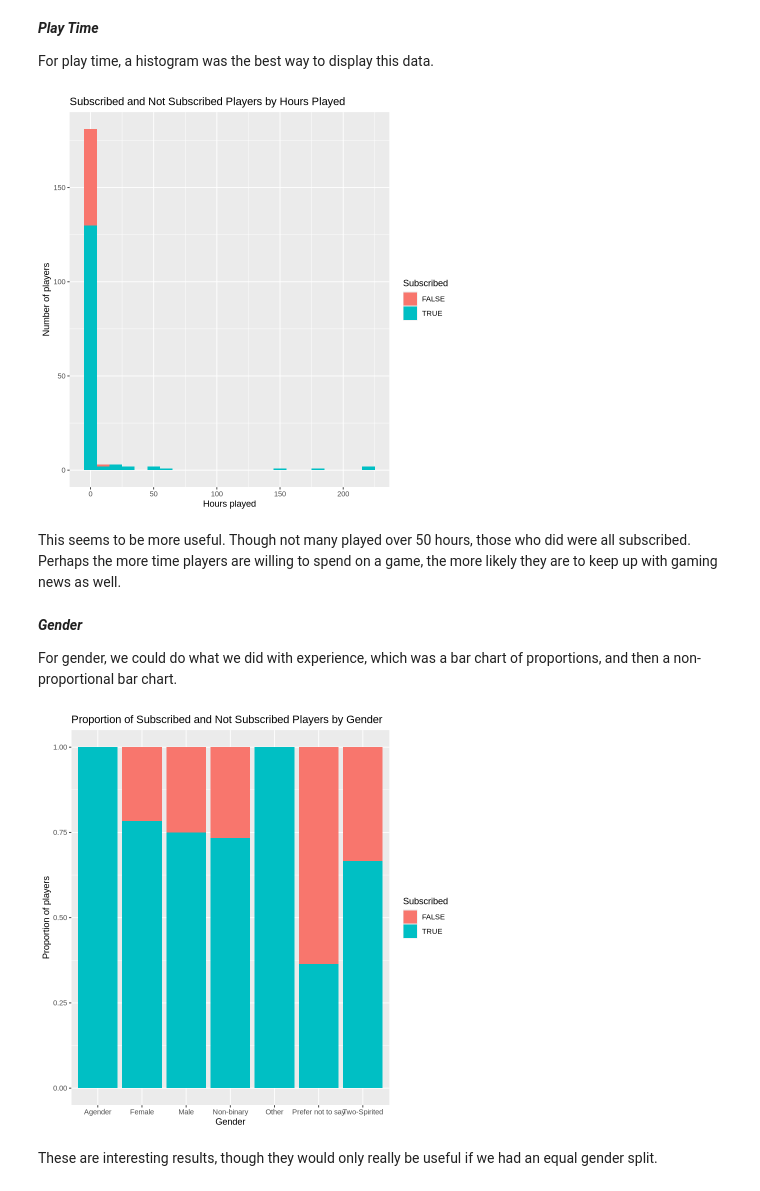
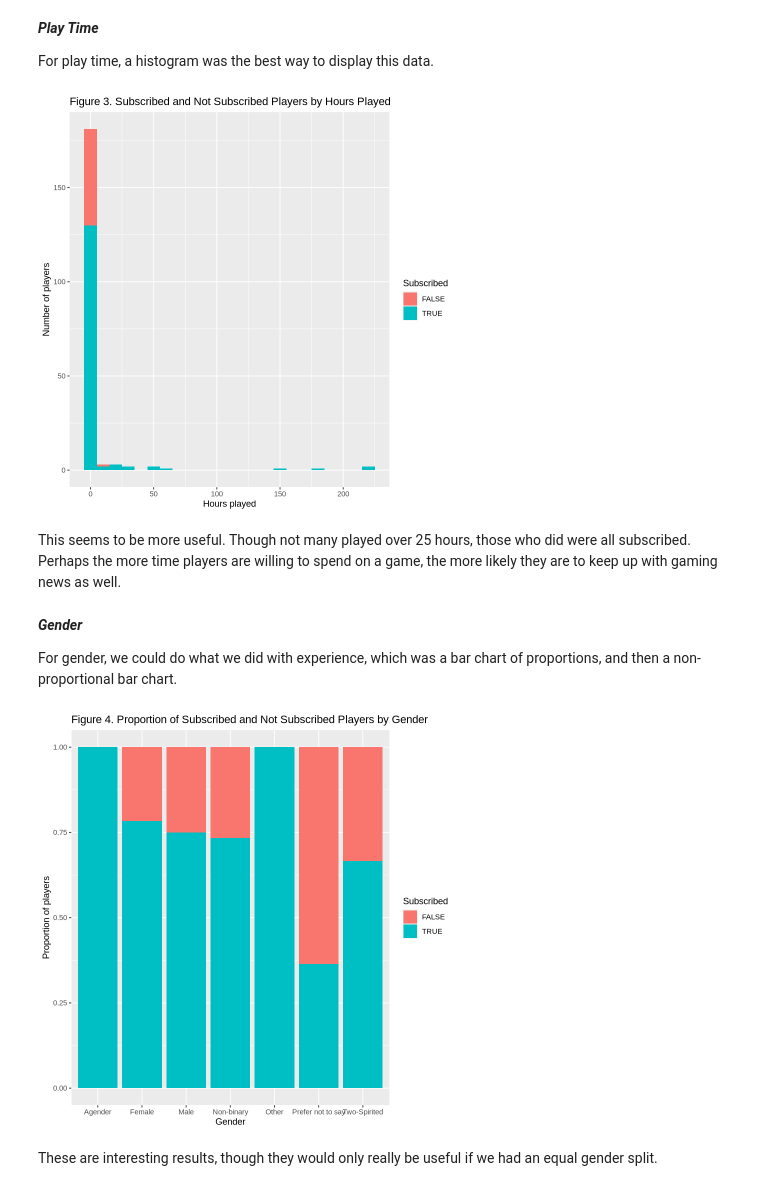
Before and after one commit to vshao01/project_report, a Jupyter notebook: minecraft_research.ipynb, the cells around one changed output. Drawn from its saved outputs; the diff is of its cells as text; code cells hidden in the pictures.

```diff
--- a/minecraft_research.ipynb
+++ b/minecraft_research.ipynb
@@ -41,8 +52,8 @@ library(tidyverse)
 # %% [markdown]
 To work with the data, importing it is the first step.
 # %%
-players <- read_csv("project_report/data/players.csv")
-sessions <- read_csv("project_report/data/sessions.csv")
+players <- read_csv("data/players.csv")
+sessions <- read_csv("data/sessions.csv")
 # I won't be reading these datasets on this file due to their length, but it was checked over.
 # %% [output]
 Rows: 196 Columns: 7
@@ -170,15 +181,15 @@ For play time, a histogram was the best way to display this data.
 # %%
 played_hours_plot <- clean_players |>
     ggplot(aes(played_hours, fill = subscribe)) +
     geom_histogram(binwidth = 10) +
     labs(x = "Hours played", y = "Number of players", fill = "Subscribed") +
-    ggtitle("Subscribed and Not Subscribed Players by Hours Played")
+    ggtitle("Figure 3. Subscribed and Not Subscribed Players by Hours Played")
 
 played_hours_plot
 # %% [output]
-[figure, old version]
+[figure, new version]
 # %% [markdown]
-This seems to be more useful. Though not many played over 50 hours, those who did were all subscribed. Perhaps the more time players are willing to spend on a game, the more likely they are to keep up with gaming news as well.
+This seems to be more useful. Though not many played over 25 hours, those who did were all subscribed. Perhaps the more time players are willing to spend on a game, the more likely they are to keep up with gaming news as well.
 # %% [markdown]
 ***Gender***
 
@@ -188,11 +199,11 @@ gender_plot <- clean_players |>
     ggplot(aes(x = gender, fill = subscribe)) +
     geom_bar(position = 'fill') +
     labs(x = "Gender", y = "Proportion of players", fill = "Subscribed") +
-    ggtitle("Proportion of Subscribed and Not Subscribed Players by Gender")
+    ggtitle("Figure 4. Proportion of Subscribed and Not Subscribed Players by Gender")
 
 gender_plot
 # %% [output]
-[figure, old version]
+[figure, new version]
 # %% [markdown]
 These are interesting results, though they would only really be useful if we had an equal gender split.
 # %%
```
Also changed, not shown: parts of 13 cells of this notebook.
